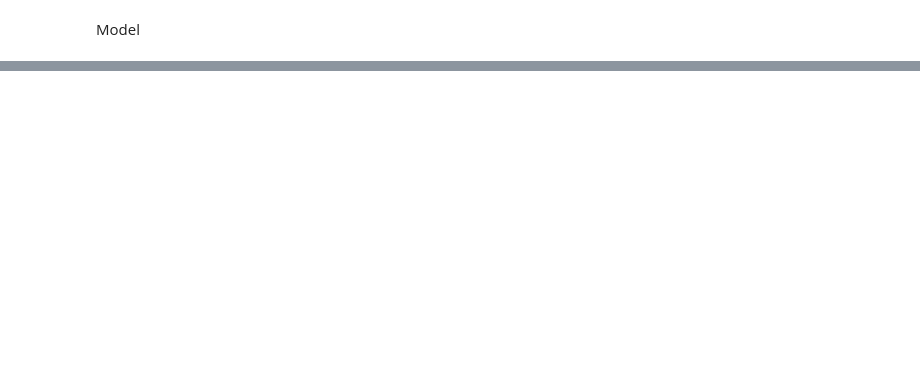
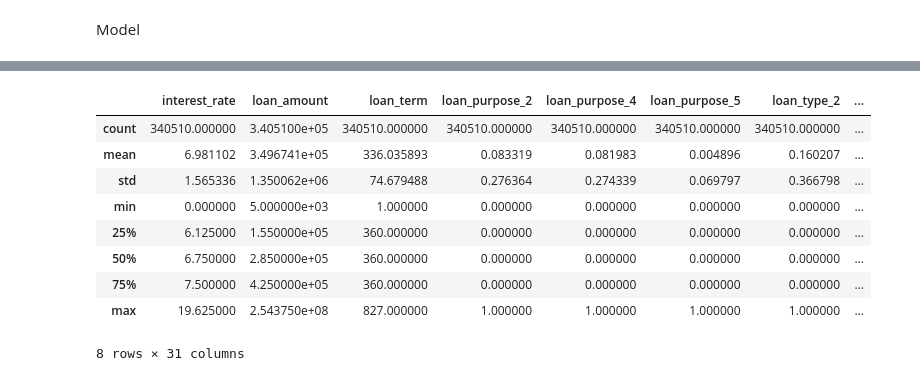
Before and after one commit to mohitjain2/Home-Loan-Analytics, a Jupyter notebook: Loan_Interest_Rate_Prediction.ipynb, the cells around one changed output, grey strips where cells are left out. Saved outputs shown, nothing was run; the diff lists cells and outputs as text; code cells hidden in the pictures; blank space fills up the shorter version.

```diff
--- a/Loan_Interest_Rate_Prediction.ipynb
+++ b/Loan_Interest_Rate_Prediction.ipynb
@@ -111,0 +137,13 @@ df_reduced = df_encoded.drop(columns=low_corr_features)
+# %%
+df_encoded.describe()
+# %% [output]
+|  | interest_rate | loan_amount | loan_term | loan_purpose_2 | loan_purpose_4 | loan_purpose_5 | loan_type_2 | ... |
+| count | 340510.000000 | 3.405100e+05 | 340510.000000 | 340510.000000 | 340510.000000 | 340510.000000 | 340510.000000 | ... |
+| mean | 6.981102 | 3.496741e+05 | 336.035893 | 0.083319 | 0.081983 | 0.004896 | 0.160207 | ... |
+| std | 1.565336 | 1.350062e+06 | 74.679488 | 0.276364 | 0.274339 | 0.069797 | 0.366798 | ... |
+| min | 0.000000 | 5.000000e+03 | 1.000000 | 0.000000 | 0.000000 | 0.000000 | 0.000000 | ... |
+| 25% | 6.125000 | 1.550000e+05 | 360.000000 | 0.000000 | 0.000000 | 0.000000 | 0.000000 | ... |
+| 50% | 6.750000 | 2.850000e+05 | 360.000000 | 0.000000 | 0.000000 | 0.000000 | 0.000000 | ... |
+| 75% | 7.500000 | 4.250000e+05 | 360.000000 | 0.000000 | 0.000000 | 0.000000 | 0.000000 | ... |
+| max | 19.625000 | 2.543750e+08 | 827.000000 | 1.000000 | 1.000000 | 1.000000 | 1.000000 | ... |
+8 rows × 31 columns
```
Also changed, not shown: parts of 6 cells of this notebook, 5 other files.
